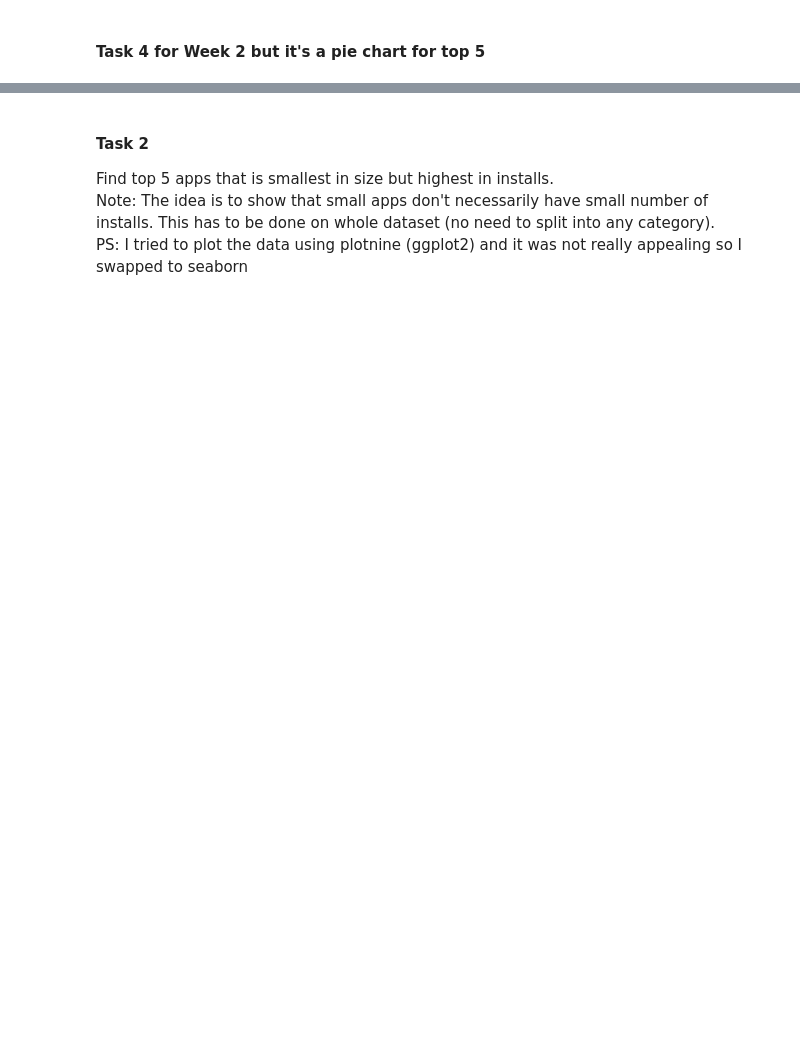
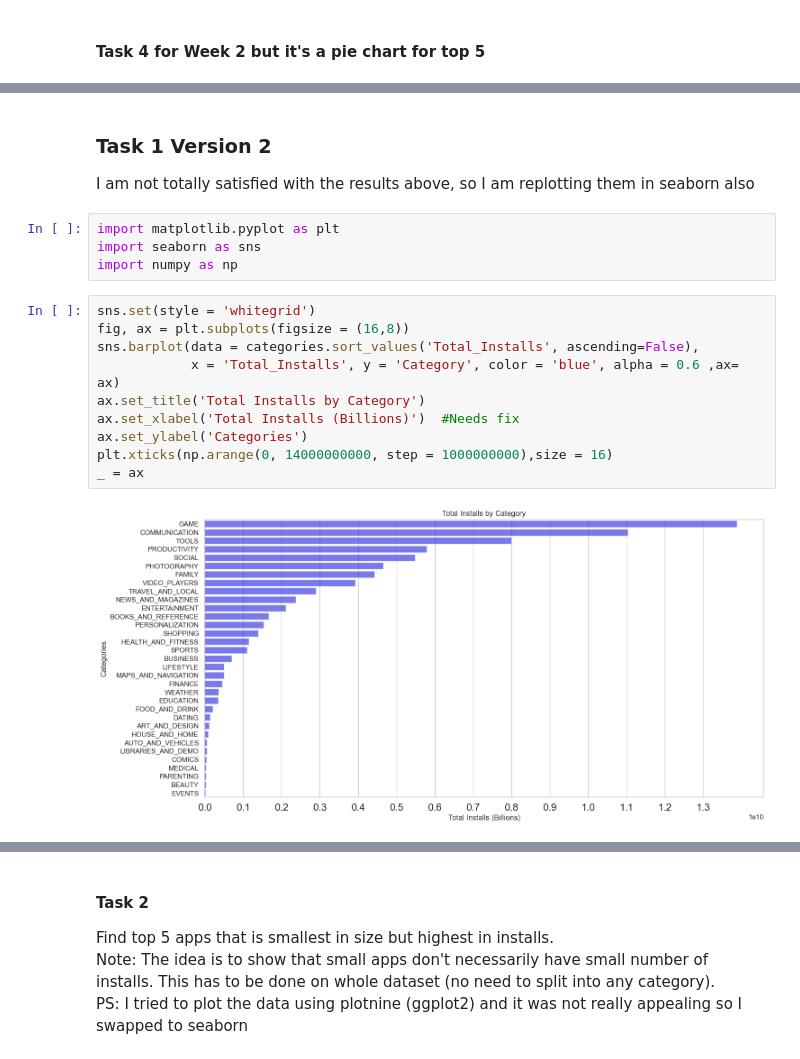
Before and after one commit to bahaozsahin/Develhope_Project-2_team-3, a Jupyter notebook: week3/week3_Baha.ipynb, the cells around one changed output, grey strips where cells are left out. Saved outputs shown, nothing was run; the diff lists cells and outputs as text; blank space fills up the shorter version.

Commit message:
Update week3_Baha.ipynb
added seaborn versions of viz too

```diff
--- a/week3/week3_Baha.ipynb
+++ b/week3/week3_Baha.ipynb
@@ -117,3 +117,22 @@ text = base.mark_text(radius = 230, size = 12).encode(text= 'Category:N')
 pie+text
 # %% [output]
 [interactive output not drawn]
+# %% [markdown]
+### Task 1 Version 2
+I am not totally satisfied with the results above, so I am replotting them in seaborn also
+# %%
+import matplotlib.pyplot as plt
+import seaborn as sns
+import numpy as np
+# %%
+sns.set(style = 'whitegrid')
+fig, ax = plt.subplots(figsize = (16,8))
+sns.barplot(data = categories.sort_values('Total_Installs', ascending=False),
+            x = 'Total_Installs', y = 'Category', color = 'blue', alpha = 0.6 ,ax= ax)
+ax.set_title('Total Installs by Category')
+ax.set_xlabel('Total Installs (Billions)')  #Needs fix
+ax.set_ylabel('Categories')
+plt.xticks(np.arange(0, 14000000000, step = 1000000000),size = 16)
+_ = ax
+# %% [output]
+[figure, added]
```
Also changed, not shown: parts of 7 cells of this notebook.
